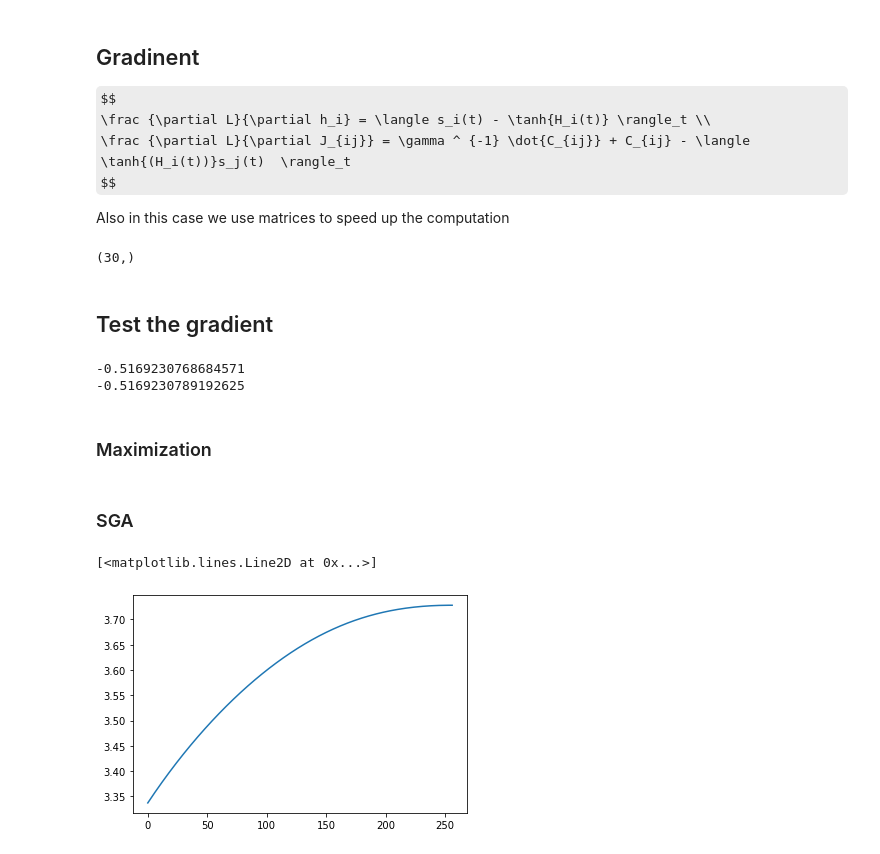
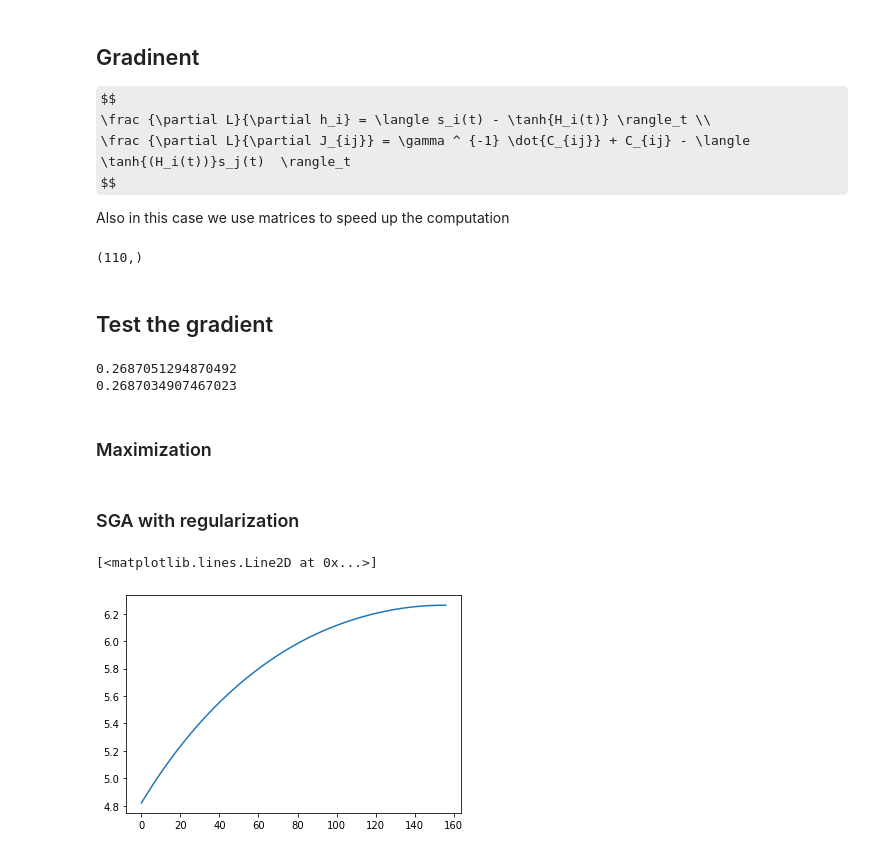
Before and after one commit to micheleavella/brain_project, a Jupyter notebook: kinetic_ising_simulation_inference.ipynb, the cells around one changed output. Saved outputs shown, nothing was run; the diff lists cells and outputs as text; code cells hidden in the pictures; some formulas as TeX source.

```diff
--- a/kinetic_ising_simulation_inference.ipynb
+++ b/kinetic_ising_simulation_inference.ipynb
@@ -14,7 +14,7 @@ H_i = h_i + \sum_{j \ne i} J_{ij}s_j(t)$$
 # %%
 np.random.seed(123)
 
-N = 5
+N = 10
 #########################################
 J = np.random.normal(0,1,(N,N))
 np.fill_diagonal(J,0)
@@ -23,7 +23,7 @@ h = np.random.normal(0,1,N)
 p_real = np.concatenate((J.flatten(),h))
 ##########################################
 gamma = 50
-steps = 1000
+steps = 10_000
 T = 5
 dt = 1/steps
 ##########################################
@@ -160,7 +158,7 @@ def grad_L(p,S,C,C_dot,gamma):
 # %%
 grad_L(p,S,C,C_dot,gamma).shape
 # %% [output]
-(30,)
+(110,)
 # %% [markdown]
 ## Test the gradient
 # %%
@@ -174,25 +172,25 @@ x[param]+=dx
 y_f = L(x,S,C,C_dot,gamma)
 print((y_f-y_i)/dx)
 # %% [output]
--0.5169230768684571
--0.5169230789192625
+0.2687051294870492
+0.2687034907467023
 # %% [markdown]
 ### Maximization
 # %% [markdown]
-### SGA
+### SGA with regularization
 # %%
 np.random.seed(123)
 l_r = 0.01
 STEPS = 10000
 p_0 = np.random.normal(0,2,N*N+N)
-LAMBDA = 0.1
+LAMBDA = 0.2
 
 ris = [L(p_0,S,C,C_dot,gamma)]
 for i in tqdm(range(STEPS)):
     p_0 += l_r * (grad_L(p_0,S,C,C_dot,gamma) - LAMBDA*(np.abs(p_0)))
     ris.append(L(p_0,S,C,C_dot,gamma))
     if ris[-1]<ris[-2]: break
 plt.plot(ris)
 # %% [output]
 [<matplotlib.lines.Line2D at 0x...>]
-[figure, old version]
+[figure, new version]
```
Also changed, not shown: parts of 10 cells of this notebook, 1 other file.
